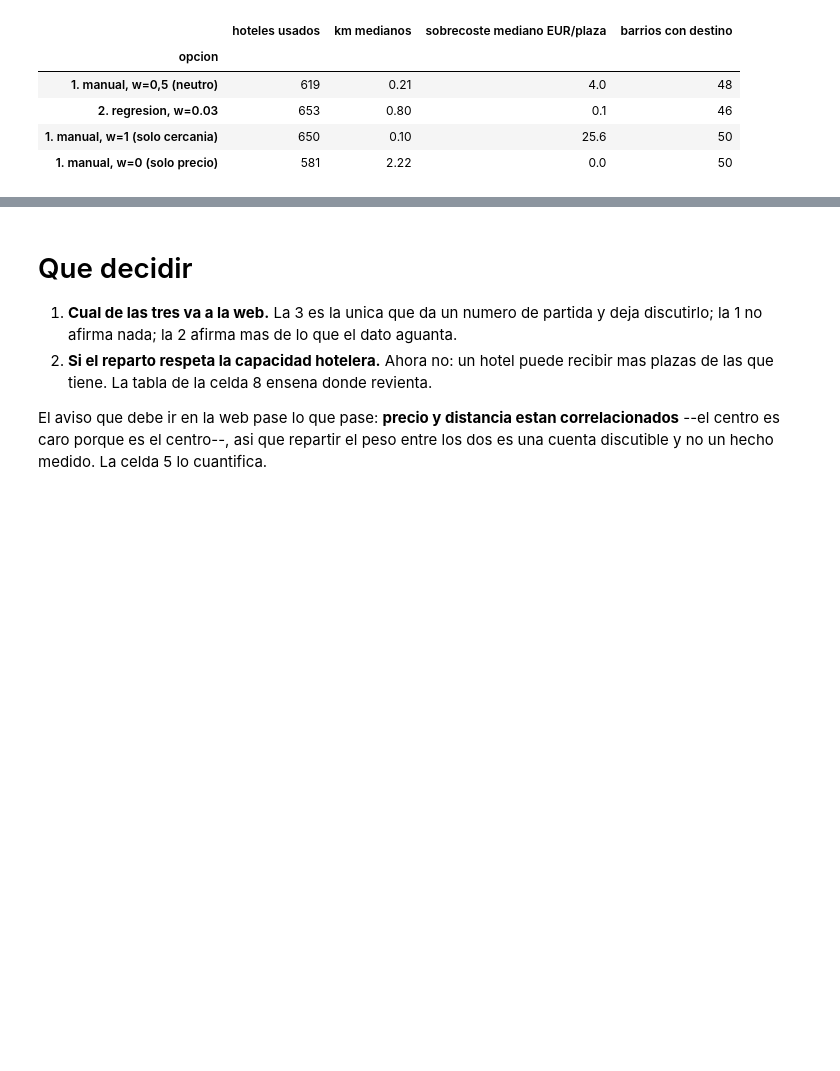
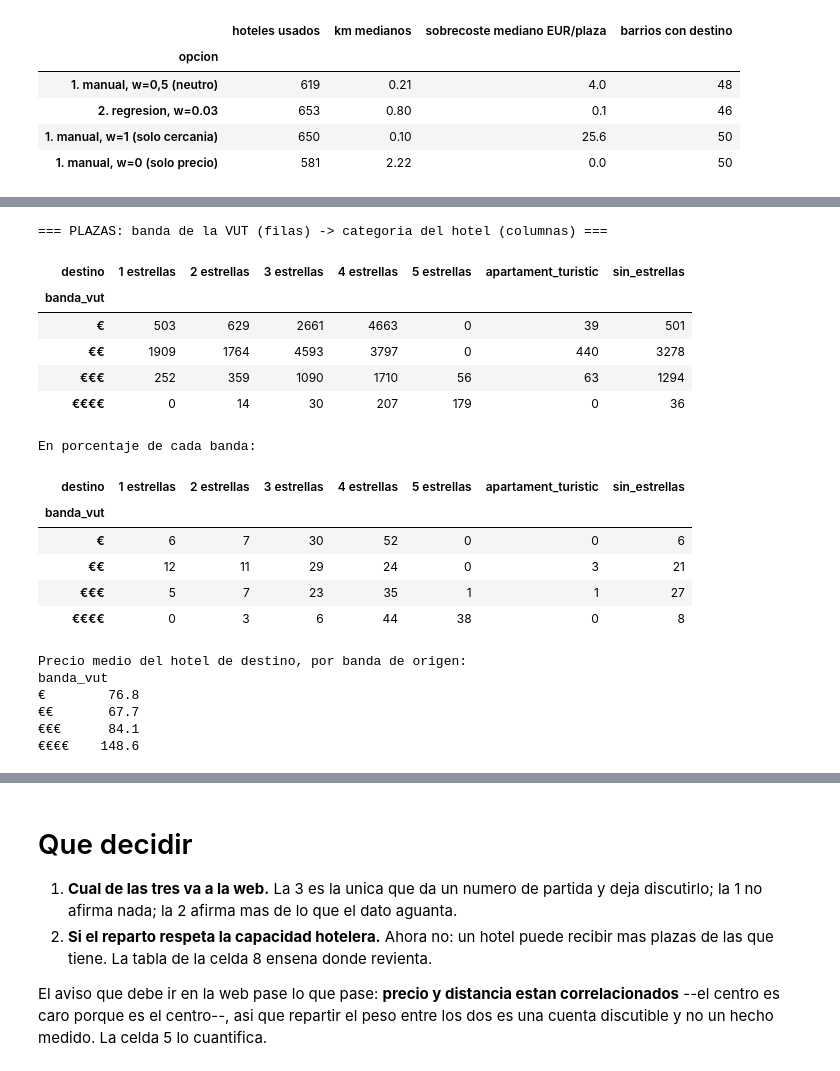
Before and after one commit to Ruthlessallen/Turismo-y-Barcelona, a Jupyter notebook: pipeline/notebooks/modelar_sustitucion.ipynb, the cells around one changed output, grey strips where cells are left out. Cells and saved outputs as stored; diff of their text form; code cells hidden in the pictures; blank space fills up the shorter version.

```diff
--- a/pipeline/notebooks/modelar_sustitucion.ipynb
+++ b/pipeline/notebooks/modelar_sustitucion.ipynb
@@ -360,0 +463,47 @@ display(pd.DataFrame(comparacion).set_index("opcion"))
+# %%
+# 12. Sale sola la segmentacion por categoria?
+#
+# Si el modelo es razonable, las VUT caras deberian acabar en hoteles de mas estrellas sin que
+# nadie lo haya impuesto.
+asig, _ = repartir_con_capacidad(0.5)
+ok = asig[asig.hotel_idx >= 0].copy()
+ok["banda_vut"] = vut["banda_plaza"].to_numpy()[ok.vut_idx.to_numpy()]
+ok["categoria_hotel"] = hoteles["tipo_alojamiento"].to_numpy()[ok.hotel_idx.to_numpy()]
+estrellas = hoteles["estrellas"].to_numpy()[ok.hotel_idx.to_numpy()]
+ok["destino"] = np.where(pd.isna(estrellas), ok["categoria_hotel"],
+                         pd.Series(estrellas).fillna(0).astype(float).round(0).astype(int).astype(str) + " estrellas")
+
+tabla = pd.crosstab(ok["banda_vut"], ok["destino"], values=ok["plazas"], aggfunc="sum")
+tabla = tabla.reindex(["€", "€€", "€€€", "€€€€"]).fillna(0).astype(int)
+print("=== PLAZAS: banda de la VUT (filas) -> categoria del hotel (columnas) ===")
+display(tabla)
+
+print("En porcentaje de cada banda:")
+display((tabla.div(tabla.sum(axis=1), axis=0) * 100).round(0).fillna(0).astype(int))
+
+media = ok.groupby("banda_vut").apply(
+    lambda g: np.average(pd.Series(hoteles["precio"].to_numpy()[g.hotel_idx.to_numpy()]),
+                         weights=g["plazas"]), include_groups=False).round(1)
+print("Precio medio del hotel de destino, por banda de origen:")
+print(media.reindex(["€", "€€", "€€€", "€€€€"]).to_string())
+# %% [output]
+=== PLAZAS: banda de la VUT (filas) -> categoria del hotel (columnas) ===
+| destino | 1 estrellas | 2 estrellas | 3 estrellas | 4 estrellas | 5 estrellas | apartament_turistic | sin_estrellas |
+| banda_vut |  |  |  |  |  |  |  |
+| € | 503 | 629 | 2661 | 4663 | 0 | 39 | 501 |
+| €€ | 1909 | 1764 | 4593 | 3797 | 0 | 440 | 3278 |
+| €€€ | 252 | 359 | 1090 | 1710 | 56 | 63 | 1294 |
+| €€€€ | 0 | 14 | 30 | 207 | 179 | 0 | 36 |
+En porcentaje de cada banda:
+| destino | 1 estrellas | 2 estrellas | 3 estrellas | 4 estrellas | 5 estrellas | apartament_turistic | sin_estrellas |
+| banda_vut |  |  |  |  |  |  |  |
+| € | 6 | 7 | 30 | 52 | 0 | 0 | 6 |
+| €€ | 12 | 11 | 29 | 24 | 0 | 3 | 21 |
+| €€€ | 5 | 7 | 23 | 35 | 1 | 1 | 27 |
+| €€€€ | 0 | 3 | 6 | 44 | 38 | 0 | 8 |
+Precio medio del hotel de destino, por banda de origen:
+banda_vut
+€        76.8
+€€       67.7
+€€€      84.1
+€€€€    148.6
```
Also changed, not shown: parts of 5 cells of this notebook.
